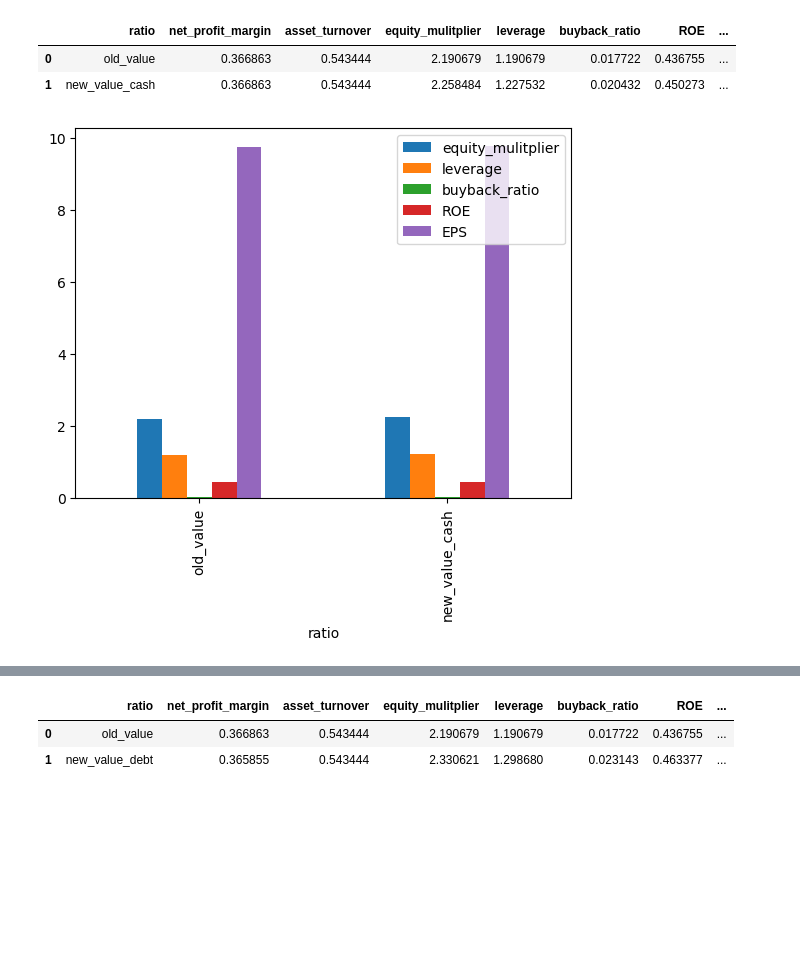
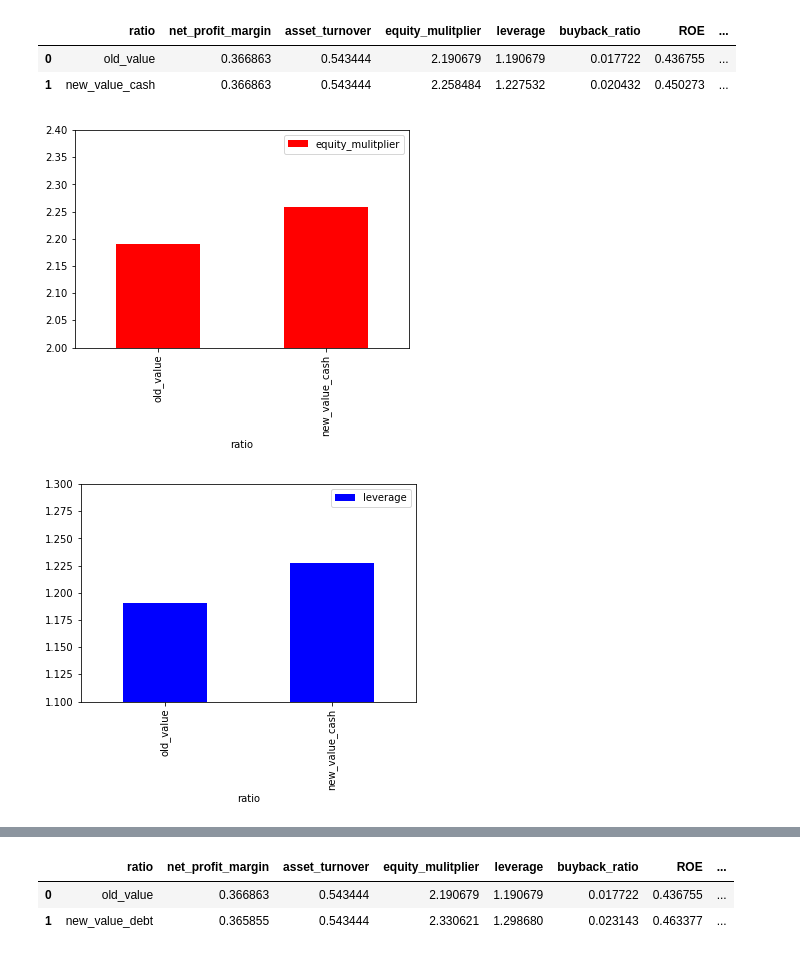
Before and after one commit to nilsmart96/financial-effects-of-stock-buybacks, a Jupyter notebook: main.ipynb, the cells around one changed output, grey strips where cells are left out. Drawn from its saved outputs; the diff is of its cells as text; code cells hidden in the pictures; blank space fills up the shorter version.

Commit message:
plots improved

```diff
--- a/main.ipynb
+++ b/main.ipynb
@@ -180,7 +180,14 @@ change_df_table_cash
 | 0 | old_value | 0.366863 | 0.543444 | 2.190679 | 1.190679 | 0.017722 | 0.436755 | ... |
 | 1 | new_value_cash | 0.366863 | 0.543444 | 2.258484 | 1.227532 | 0.020432 | 0.450273 | ... |
 # %%
-change_df_table_cash.plot(x='ratio', y=['equity_mulitplier', 'leverage', 'buyback_ratio', 'ROE', 'EPS'], kind='bar')
+change_df_table_cash.plot(x='ratio', y=['equity_mulitplier'], kind='bar', color = "red")
+plt.ylim([2, 2.4])
 plt.show()
 # %% [output]
-[figure, old version]
+[figure, new version]
+# %%
+change_df_table_cash.plot(x='ratio', y=['leverage'], kind='bar', color = "blue")
+plt.ylim([1.1, 1.3])
+plt.show()
+# %% [output]
+[figure, added]
```
Also changed, not shown: parts of 7 cells of this notebook.
